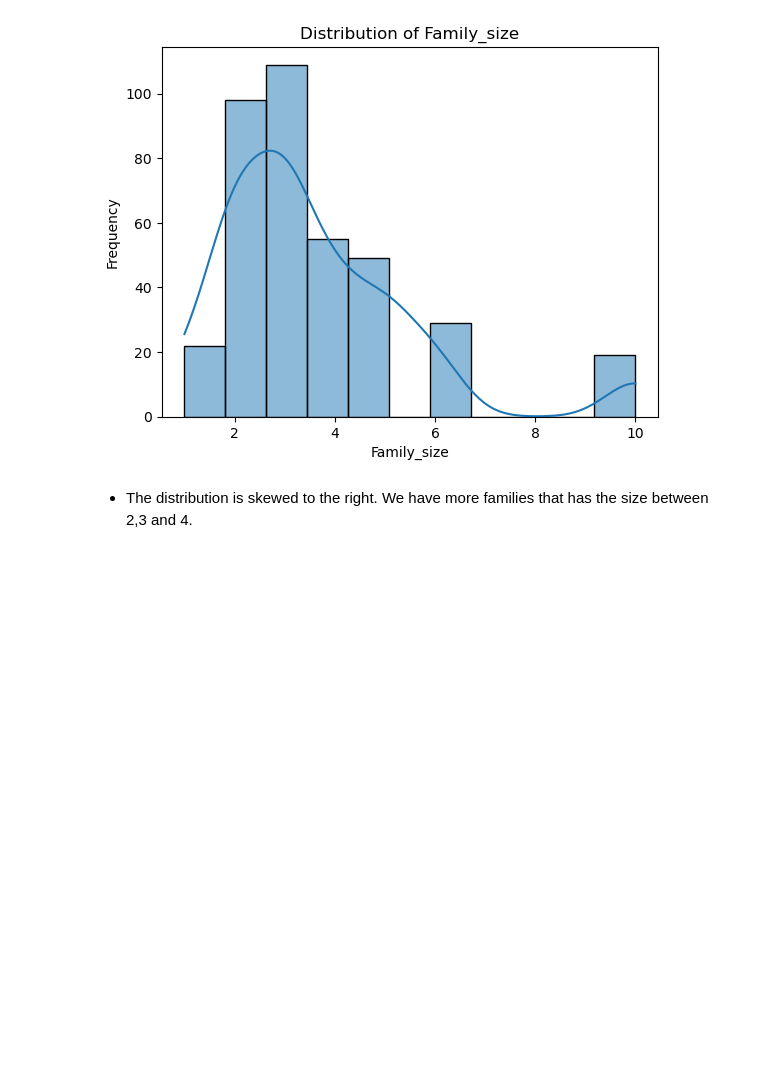
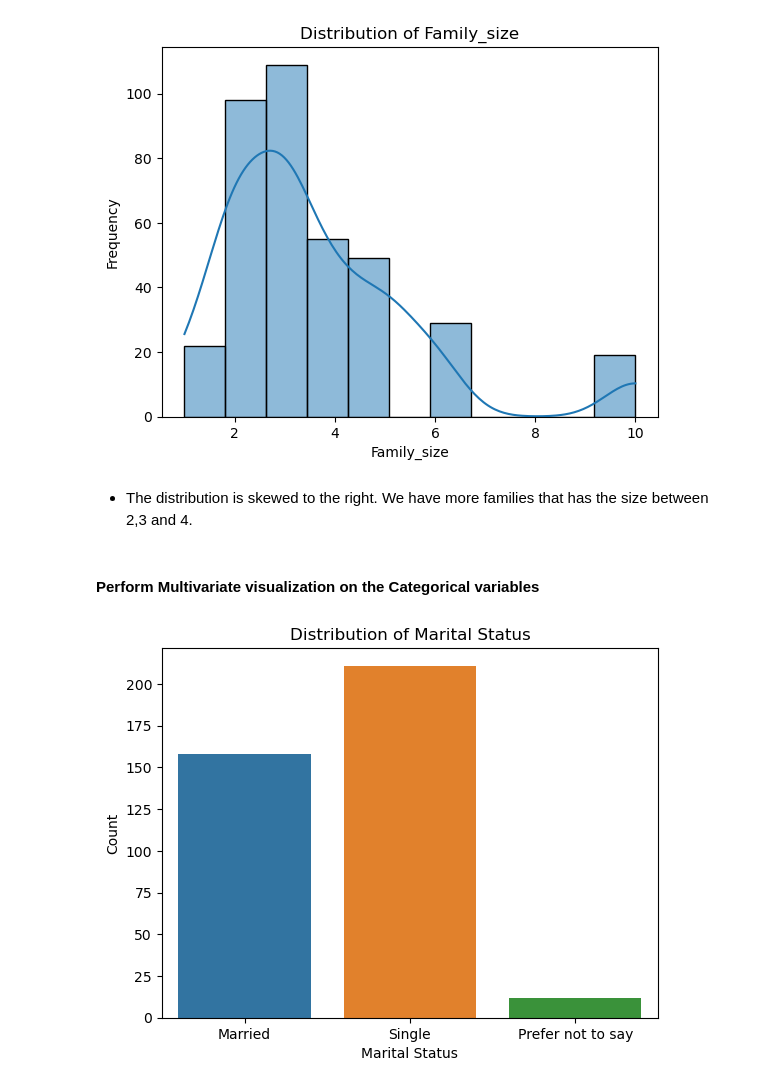
Before and after one commit to UbaChinelo/Customer-churn-prediction-for-Tshally-Foods, a Jupyter notebook: Customer_Churn_Prediction_Tshally_Foods.ipynb, the cells around one changed output. Cells and saved outputs as stored; diff of their text form; code cells hidden in the pictures; blank space fills up the shorter version.

Commit message:
Starting categorical variables visualizations

```diff
--- a/Customer_Churn_Prediction_Tshally_Foods.ipynb
+++ b/Customer_Churn_Prediction_Tshally_Foods.ipynb
@@ -315,3 +315,17 @@ plt.show()
 [figure]
 # %% [markdown]
 - The distribution is skewed to the right. We have more families that has the size between 2,3 and 4.
+# %% [markdown]
+#### Perform Multivariate visualization on the Categorical variables
+# %%
+# Create a count plot
+sns.countplot(data=Customer_Churn, x='Marital_Status')
+# Set labels and title
+plt.xlabel('Marital Status')
+plt.ylabel('Count')
+plt.title('Distribution of Marital Status')
+
+# Show the plot
+plt.show()
+# %% [output]
+[figure, added]
```
Also changed, not shown: parts of 3 cells of this notebook.
